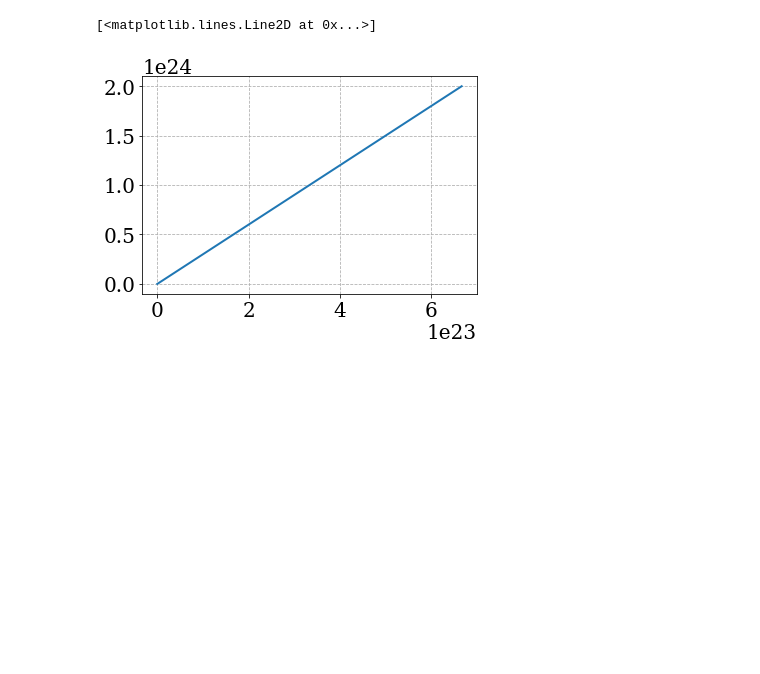
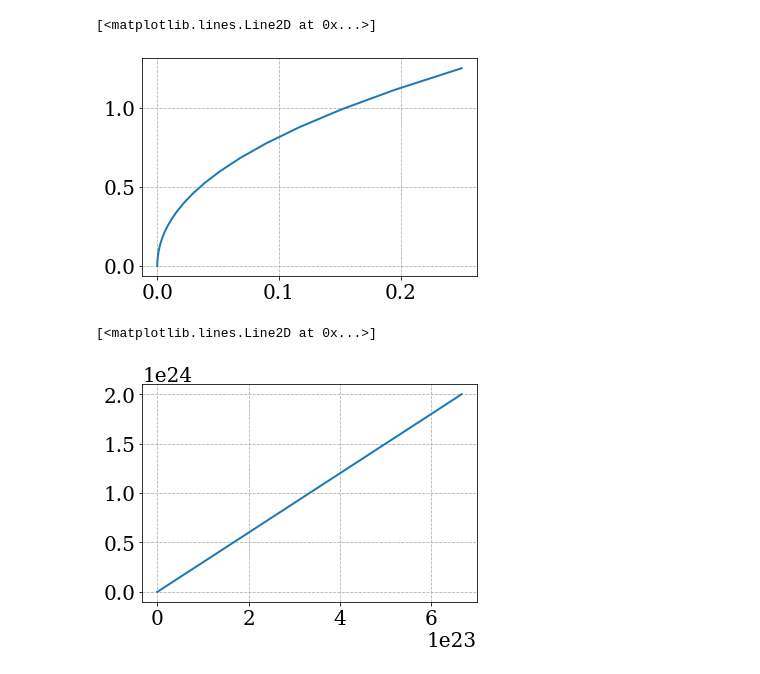
Before and after one commit to martkjoh/master, a Jupyter notebook: scripts/pion_star/pion_star.ipynb, the cells around one changed output. Saved outputs shown, nothing was run; the diff lists cells and outputs as text; code cells hidden in the pictures; blank space fills up the shorter version.

```diff
--- a/scripts/pion_star/pion_star.ipynb
+++ b/scripts/pion_star/pion_star.ipynb
@@ -39,3 +32,13 @@ p = lambda mu : 1/mu**2 - 1 + 1/2 * (mu**2 - 1/mu**2)
+# %%
+x = 10**np.linspace(-3.5, 0, 100)
+
+p2 = lambda x : 1/2 * x**4/(1 + x**2)
+u2 = lambda x : 1/2 * ( 4*x**2 + x**4) / (1 + x**2)
+plt.plot(p2(x), u2(x))
+# plt.plot(p(x), 3*p(x))
+# %% [output]
+[<matplotlib.lines.Line2D at 0x...>]
+[figure, added]
 # %%
 x = sp.Symbol("x")
 u_symb = (2*x**3 + x) * sp.sqrt(1 + x**2) - sp.asinh(x)
```
Also changed, not shown: parts of 4 cells of this notebook, 19 other files.
